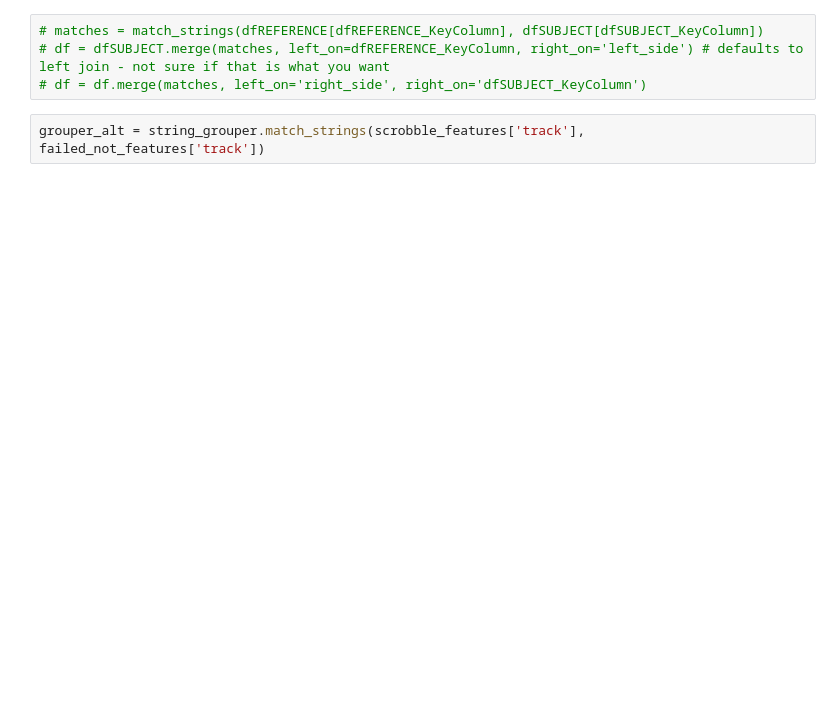
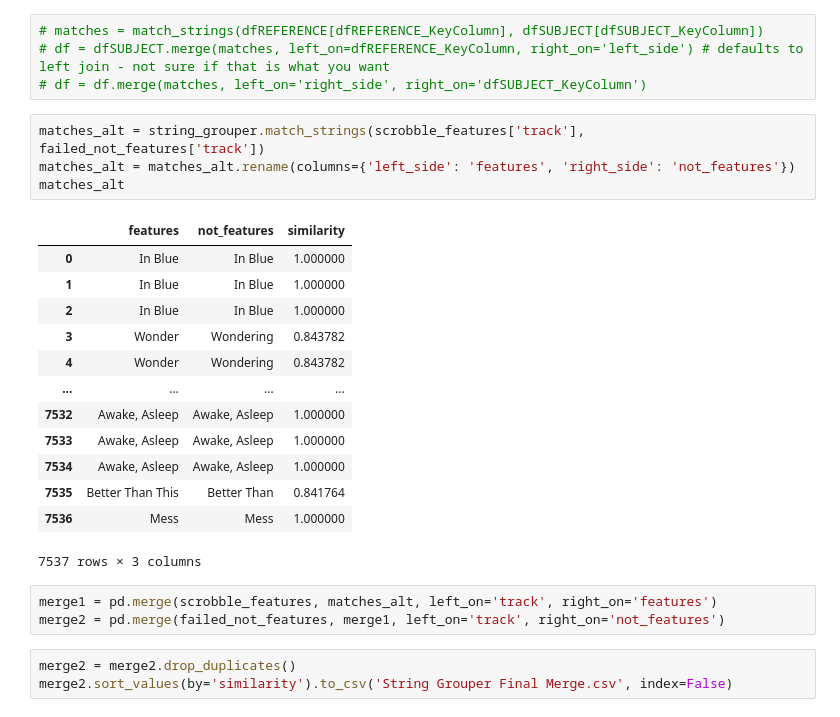
Before and after one commit to SidSaxena/music-analysis, a Jupyter notebook: Data Matching/string_grouper.ipynb, the cells around one changed output. Saved outputs shown, nothing was run; the diff lists cells and outputs as text; blank space fills up the shorter version.

```diff
--- a/Data Matching/string_grouper.ipynb
+++ b/Data Matching/string_grouper.ipynb
@@ -97,4 +36,26 @@ grouper = string_grouper.match_strings(failed_not_features['track'], scrobble_fe
 # df = dfSUBJECT.merge(matches, left_on=dfREFERENCE_KeyColumn, right_on='left_side') # defaults to left join - not sure if that is what you want
 # df = df.merge(matches, left_on='right_side', right_on='dfSUBJECT_KeyColumn')
 # %%
-grouper_alt = string_grouper.match_strings(scrobble_features['track'], failed_not_features['track'])
+matches_alt = string_grouper.match_strings(scrobble_features['track'], failed_not_features['track'])
+matches_alt = matches_alt.rename(columns={'left_side': 'features', 'right_side': 'not_features'})
+matches_alt
+# %% [output]
+|  | features | not_features | similarity |
+| 0 | In Blue | In Blue | 1.000000 |
+| 1 | In Blue | In Blue | 1.000000 |
+| 2 | In Blue | In Blue | 1.000000 |
+| 3 | Wonder | Wondering | 0.843782 |
+| 4 | Wonder | Wondering | 0.843782 |
+| ... | ... | ... | ... |
+| 7532 | Awake, Asleep | Awake, Asleep | 1.000000 |
+| 7533 | Awake, Asleep | Awake, Asleep | 1.000000 |
+| 7534 | Awake, Asleep | Awake, Asleep | 1.000000 |
+| 7535 | Better Than This | Better Than | 0.841764 |
+| 7536 | Mess | Mess | 1.000000 |
+7537 rows × 3 columns
+# %%
+merge1 = pd.merge(scrobble_features, matches_alt, left_on='track', right_on='features')
+merge2 = pd.merge(failed_not_features, merge1, left_on='track', right_on='not_features')
+# %%
+merge2 = merge2.drop_duplicates()
+merge2.sort_values(by='similarity').to_csv('String Grouper Final Merge.csv', index=False)
```
Also changed, not shown: parts of 16 cells of this notebook.
